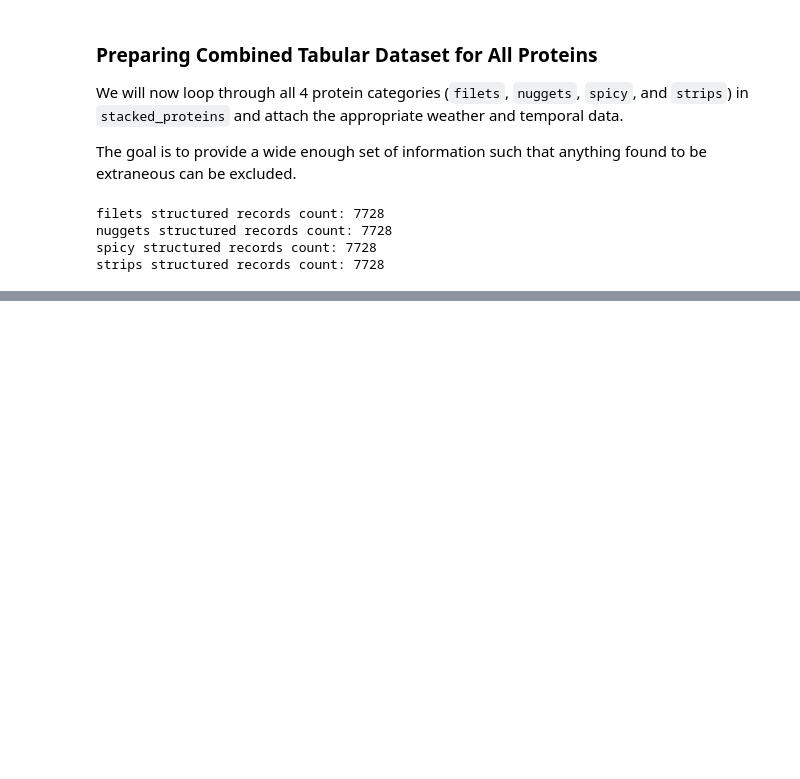
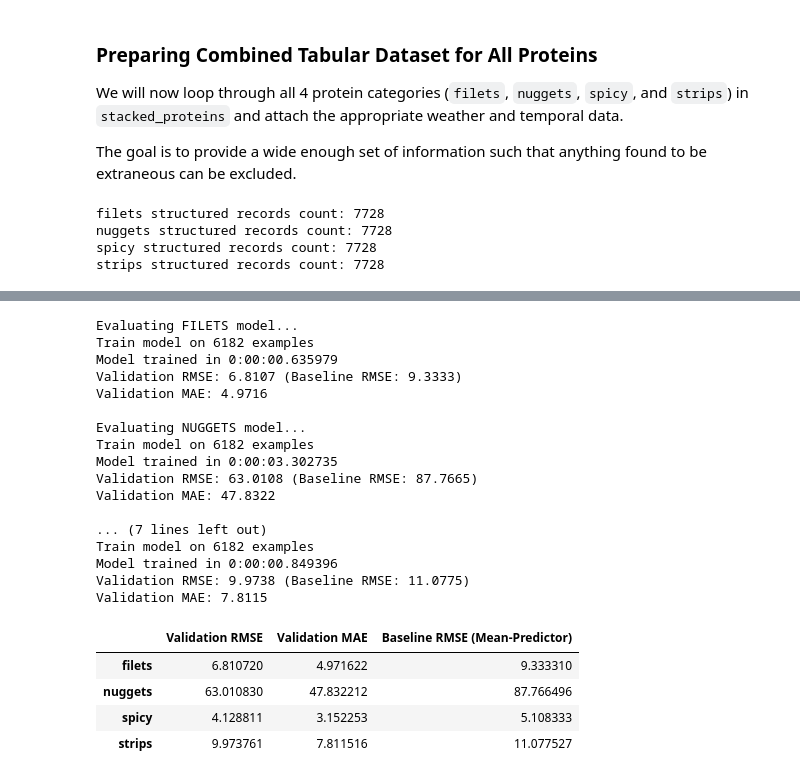
Before and after one commit to eparks8/ecgr-5105-predictive-consumption, a Jupyter notebook: PredictiveConsumption.ipynb, the cells around one changed output, grey strips where cells are left out. Cells and saved outputs as stored; diff of their text form; code cells hidden in the pictures; blank space fills up the shorter version.

Commit message:
Pseudo-merge of gbdt branch. Implements features and applies changes from additional_input_features branch

```diff
--- a/PredictiveConsumption.ipynb
+++ b/PredictiveConsumption.ipynb
@@ -613,0 +669,67 @@ strips structured records count: 7728
+# %%
+# We will store validation performance metrics here
+validation_results = {}
+
+for category, df in protein_datasets.items():
+    print(f"\nEvaluating {category.upper()} model...")
+
+    # Shuffle and split (80% train, 20% validation)
+    # Using a fixed seed for reproducibility
+    shuffled_df = df.sample(frac=1, random_state=42).reset_index(drop=True)
+    split_idx = int(len(shuffled_df) * 0.8)
+
+    train_df = shuffled_df.iloc[:split_idx]
+    val_df = shuffled_df.iloc[split_idx:]
+
+    # Train GBDT on training set
+    learner = ydf.GradientBoostedTreesLearner(label="consumption", task=ydf.Task.REGRESSION)
+    model = learner.train(train_df)
+
+    # Predict on validation set
+    predictions = model.predict(val_df)
+    actuals = val_df["consumption"].values
+
+    # Compute Metrics
+    mae = np.mean(np.abs(predictions - actuals))
+    mse = np.mean((predictions - actuals) ** 2)
+    rmse = np.sqrt(mse)
+
+    # Baseline: Predicting the mean of the training set
+    mean_baseline = train_df["consumption"].mean()
+    baseline_rmse = np.sqrt(np.mean((mean_baseline - actuals) ** 2))
+
+    validation_results[category] = {
+        "Validation RMSE": rmse,
+        "Validation MAE": mae,
+        "Baseline RMSE (Mean-Predictor)": baseline_rmse
+    }
+
+    print(f"Validation RMSE: {rmse:.4f} (Baseline RMSE: {baseline_rmse:.4f})")
+    print(f"Validation MAE: {mae:.4f}")
+
+# Convert results to DataFrame for display
+metrics_df = pd.DataFrame(validation_results).T
+display(metrics_df)
+# %% [output]
+Evaluating FILETS model...
+Train model on 6182 examples
+Model trained in 0:00:00.635979
+Validation RMSE: 6.8107 (Baseline RMSE: 9.3333)
+Validation MAE: 4.9716
+
+Evaluating NUGGETS model...
+Train model on 6182 examples
+Model trained in 0:00:03.302735
+Validation RMSE: 63.0108 (Baseline RMSE: 87.7665)
+Validation MAE: 47.8322
+
+... (7 lines left out)
+Train model on 6182 examples
+Model trained in 0:00:00.849396
+Validation RMSE: 9.9738 (Baseline RMSE: 11.0775)
+Validation MAE: 7.8115
+|  | Validation RMSE | Validation MAE | Baseline RMSE (Mean-Predictor) |
+| filets | 6.810720 | 4.971622 | 9.333310 |
+| nuggets | 63.010830 | 47.832212 | 87.766496 |
+| spicy | 4.128811 | 3.152253 | 5.108333 |
+| strips | 9.973761 | 7.811516 | 11.077527 |
```
Also changed, not shown: parts of 10 cells of this notebook.
